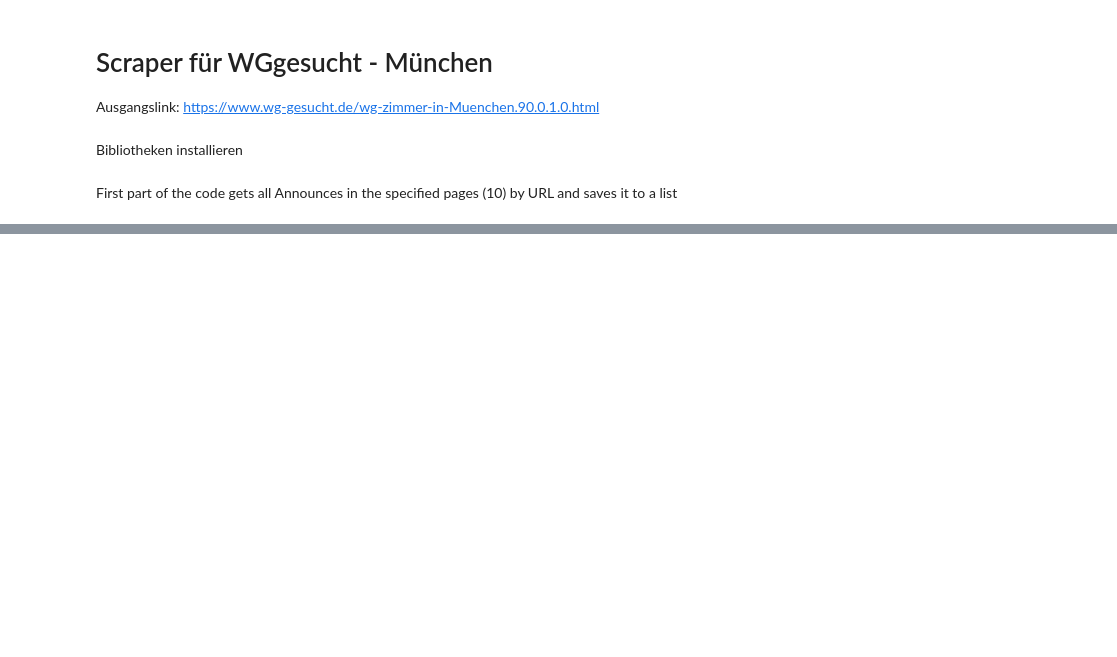
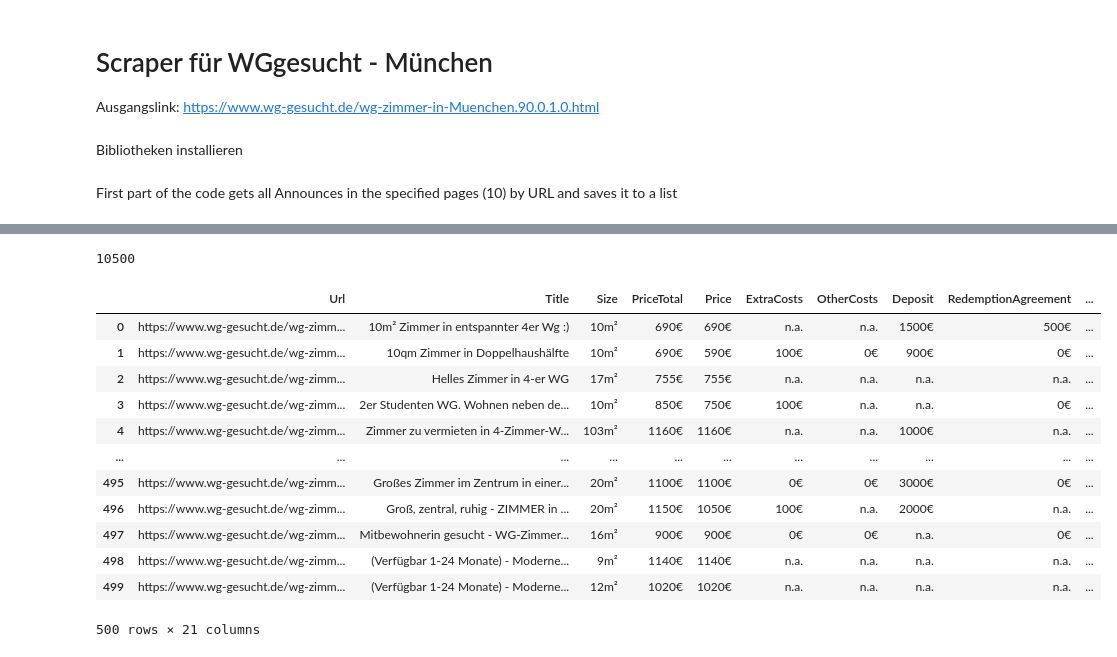
Before and after one commit to iwh-halle/fdap-2024-GeroWeinkauf, a Jupyter notebook: casestudy/student_housing/scraper.ipynb, the cells around one changed output, grey strips where cells are left out. Cells and saved outputs as stored; diff of their text form; code cells hidden in the pictures; blank space fills up the shorter version.

Commit message:
scraper

```diff
--- a/casestudy/student_housing/scraper.ipynb
+++ b/casestudy/student_housing/scraper.ipynb
@@ -11,20 +11,28 @@ import pandas as pd
 import re
 # %% [markdown]
 First part of the code gets all Announces in the specified pages (10) by URL and saves it to a list
+# %%
+def api_call(url):
+  payload = {'api_key': 'cbff1dee043e85253ef98571a5a7a17a', 'url': url}
+  try:
+    response = requests.get('http://api.scraperapi.com', params=payload)
+  except ConnectionError:
+    print("Connection Error")
+    exit(0)
+
+  return response
 # %%
-page_amount = 10
+page_amount = 25
 
 url_first_part = 'https://www.wg-gesucht.de/wg-zimmer-in-Muenchen.90.0.1.'
 url_second_part = '.html'                                                                       #complete url => first part + page_number + second part
 
-
-
 total_link_list = []
 
-for page_number in range(1,page_amount):
+for page_number in range(1, page_amount):
 
-    response = requests.get(url_first_part + str(page_number) + url_second_part)
-    soup = BeautifulSoup(response.text, 'html.parser')
+    response = api_call(url_first_part + str(page_number) + url_second_part)
+    soup = BeautifulSoup(response.content, "html.parser")
 
     relevant_page_content = soup.find("div", attrs={'class': 'col-xs-12 col-md-8 col-md-push-4'})
     links = relevant_page_content.find_all("a", attrs={'class': 'detailansicht'})
@@ -118,0 +127,39 @@ Geschlecht egal
+# %%
+main_dict = {'Url': [], 'Title': [], 'Size': [], 'PriceTotal': [], 'Price': [], 'ExtraCosts': [], 'OtherCosts': [], 'Deposit': [], 'RedemptionAgreement': [], 'DateFree': [], 'DateFreeTill': [], 'OnlineSince': [], 'Adress': [], 'Details': [], 'LookingFor': [], 'AmountofIcons': [], 'AmountofIconsNeeded': [], 'DescriptionRoom': [], 'DescriptionLocation': [], 'DescriptionLife': [], 'description_other': []}
+
+for link in total_link_list:
+
+    response = api_call(link)
+    soup = BeautifulSoup(response.content, "html.parser")
+    temp_dict = get_page_content(soup, link)
+    if temp_dict == "error":
+        continue
+    for key, value in temp_dict.items():
+        if key in main_dict:
+            main_dict[key].append(value)
+        else:
+            main_dict[key] = [value]
+
+
+result_dataframe = pd.DataFrame(main_dict)
+
+print(result_dataframe.size)
+display(result_dataframe)
+
+# Save DataFrame to CSV without the index
+result_dataframe.to_csv('wggesucht_scraped_16_05.csv', index=False)
+# %% [output]
+10500
+|  | Url | Title | Size | PriceTotal | Price | ExtraCosts | OtherCosts | Deposit | RedemptionAgreement | ... |
+| 0 | https://www.wg-gesucht.de/wg-zimm... | 10m² Zimmer in entspannter 4er Wg :) | 10m² | 690€ | 690€ | n.a. | n.a. | 1500€ | 500€ | ... |
+| 1 | https://www.wg-gesucht.de/wg-zimm... | 10qm Zimmer in Doppelhaushälfte | 10m² | 690€ | 590€ | 100€ | 0€ | 900€ | 0€ | ... |
+| 2 | https://www.wg-gesucht.de/wg-zimm... | Helles Zimmer in 4-er WG | 17m² | 755€ | 755€ | n.a. | n.a. | n.a. | n.a. | ... |
+| 3 | https://www.wg-gesucht.de/wg-zimm... | 2er Studenten WG. Wohnen neben de... | 10m² | 850€ | 750€ | 100€ | n.a. | n.a. | 0€ | ... |
+| 4 | https://www.wg-gesucht.de/wg-zimm... | Zimmer zu vermieten in 4-Zimmer-W... | 103m² | 1160€ | 1160€ | n.a. | n.a. | 1000€ | n.a. | ... |
+| ... | ... | ... | ... | ... | ... | ... | ... | ... | ... | ... |
+| 495 | https://www.wg-gesucht.de/wg-zimm... | Großes Zimmer im Zentrum in einer... | 20m² | 1100€ | 1100€ | 0€ | 0€ | 3000€ | 0€ | ... |
+| 496 | https://www.wg-gesucht.de/wg-zimm... | Groß, zentral, ruhig - ZIMMER in ... | 20m² | 1150€ | 1050€ | 100€ | n.a. | 2000€ | n.a. | ... |
+| 497 | https://www.wg-gesucht.de/wg-zimm... | Mitbewohnerin gesucht - WG-Zimmer... | 16m² | 900€ | 900€ | 0€ | 0€ | n.a. | 0€ | ... |
+| 498 | https://www.wg-gesucht.de/wg-zimm... | (Verfügbar 1-24 Monate) - Moderne... | 9m² | 1140€ | 1140€ | n.a. | n.a. | n.a. | n.a. | ... |
+| 499 | https://www.wg-gesucht.de/wg-zimm... | (Verfügbar 1-24 Monate) - Moderne... | 12m² | 1020€ | 1020€ | n.a. | n.a. | n.a. | n.a. | ... |
+500 rows × 21 columns
```
Also changed, not shown: parts of 2 cells of this notebook, 1 other file.
